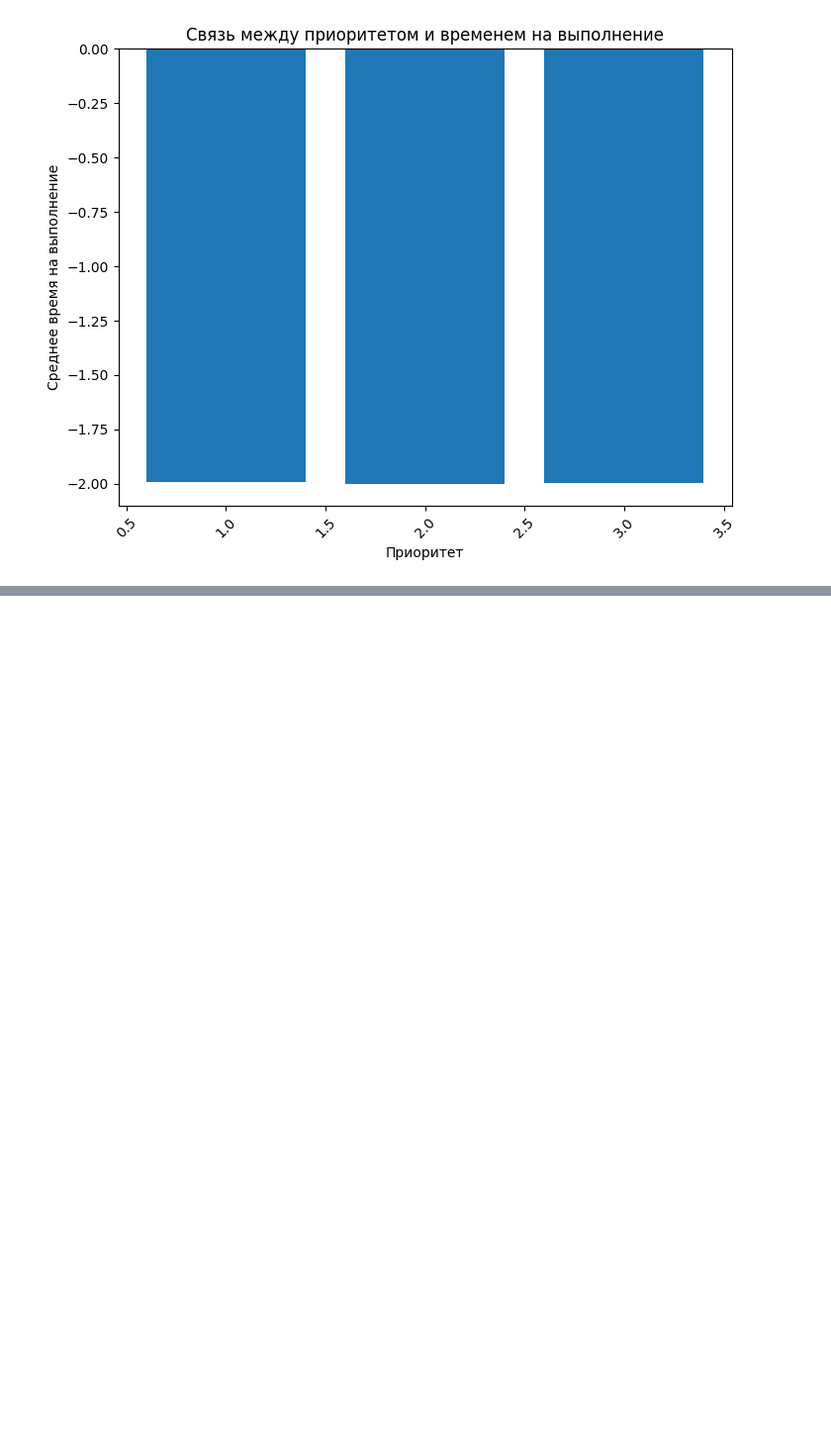
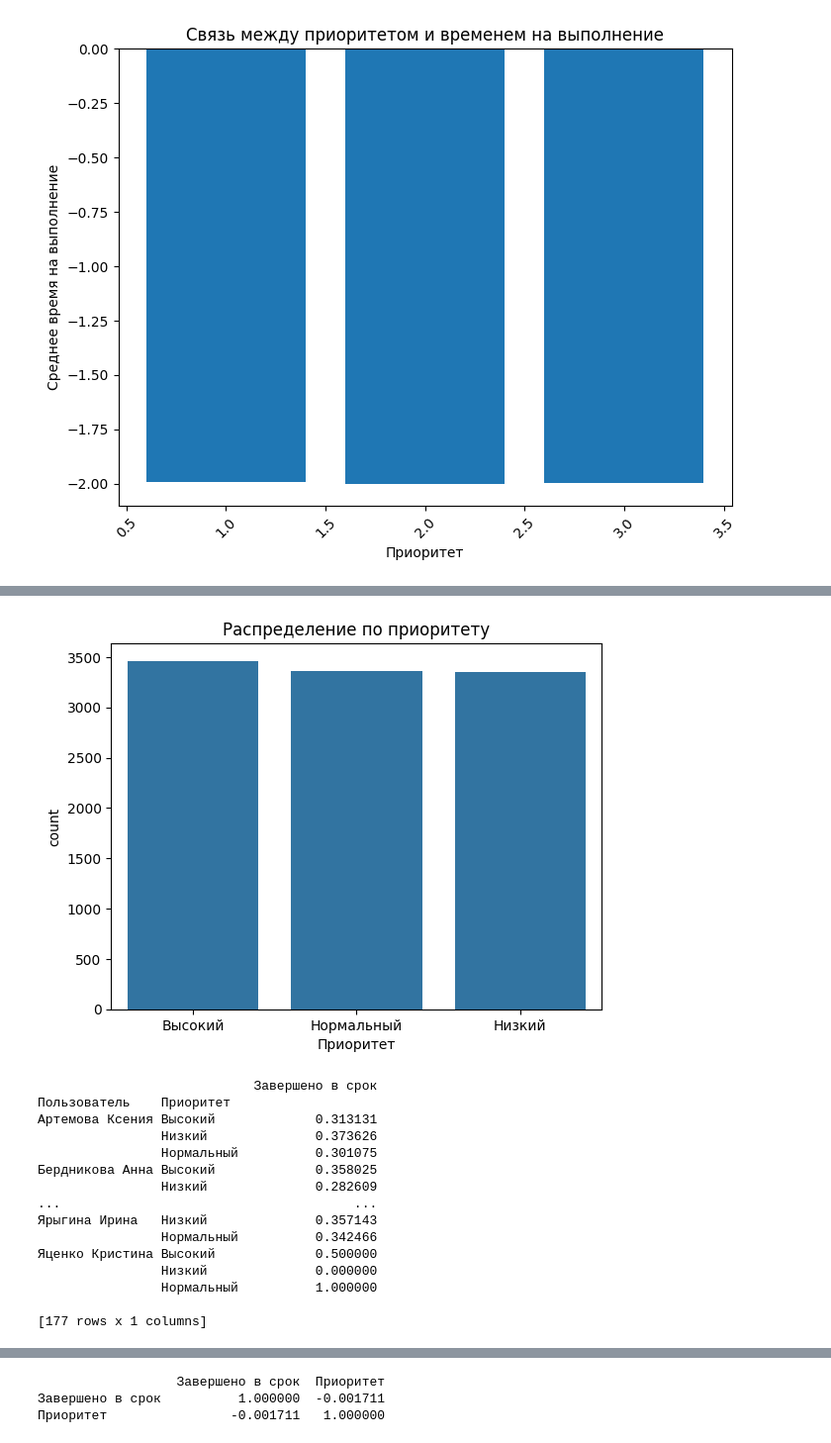
Before and after one commit to SofiFairyTell/BigData, a Jupyter notebook: BigData.ipynb, the cells around one changed output, grey strips where cells are left out. Shown at 99% size. Saved outputs shown, nothing was run; the diff lists cells and outputs as text; code cells hidden in the pictures; blank space fills up the shorter version.

```diff
--- a/BigData.ipynb
+++ b/BigData.ipynb
@@ -200,0 +321,74 @@ df.to_csv('data2.csv', sep=',', index=False)
+# %%
+import pandas as pd
+import seaborn as sns
+import matplotlib.pyplot as plt
+
+# Загрузите файл с данными в DataFrame
+df = pd.read_csv('data2.csv', sep=';')
+
+# Проведите анализ данных
+# 1. Постройте гистограмму или столбчатую диаграмму для приоритета
+sns.countplot(x='Приоритет', data=df)
+plt.title('Распределение по приоритету')
+plt.show()
+
+# Создайте новый столбец "Завершено в срок", который указывает, была ли задача завершена в срок
+df['Завершено в срок'] = df['Дата завершения'] <= df['Плановый срок завершения']
+
+# Группируйте данные по пользователю и подсчитайте количество задач, завершенных в срок
+user_completion_counts = df.groupby('Пользователь')['Завершено в срок'].sum().reset_index()
+
+# Отсортируйте пользователей по убыванию количества задач, завершенных в срок
+user_completion_counts = user_completion_counts.sort_values(by='Завершено в срок', ascending=False)
+
+# 2. Постройте сводную таблицу, показывающую связь между Пользователем, Завершено в срок и Приоритетом
+pivot_table = pd.pivot_table(df, values='Завершено в срок', index=['Пользователь', 'Приоритет'], aggfunc='mean')
+print(pivot_table)
+
+# Фильтрация пользователей
+selected_users = pivot_table[(pivot_table > 0.7) | (pivot_table < 0.3)].reset_index()
+
+# Разделение на лидеров и неэффективных
+leaders = selected_users[selected_users['Завершено в срок'] > 0.7]
+inefficient = selected_users[selected_users['Завершено в срок'] < 0.3]
+
+# Постройка столбчатой диаграммы
+plt.figure(figsize=(10, 6))
+plt.bar(leaders['Пользователь'], leaders['Завершено в срок'], label='Лидеры', color='g')
+plt.bar(inefficient['Пользователь'], inefficient['Завершено в срок'], label='Неэффективные', color='r')
+plt.xlabel("Пользователь")
+plt.ylabel("Завершено в срок")
+plt.title("Сравнение эффективности пользователей")
+plt.xticks(rotation=45)
+plt.legend()
+plt.show()
+
+# Преобразуйте столбец "Приоритет" в числовой формат (например, 1 для "Высокий", 2 для "Низкий" и 3 для "Нормальный")
+priority_mapping = {"Высокий": 1, "Низкий": 2, "Нормальный": 3}
+df['Приоритет'] = df['Приоритет'].map(priority_mapping)
+
+# 3. Постройте корреляционную матрицу, чтобы оценить корреляцию между переменными
+correlation_matrix = df[['Завершено в срок', 'Приоритет']].corr()
+print(correlation_matrix)
+
+# 4. Постройте тепловую карту для корреляционной матрицы
+sns.heatmap(correlation_matrix, annot=True, cmap='coolwarm')
+plt.title('Корреляция между Завершено в срок и Приоритетом')
+plt.show()
+# %% [output]
+[figure, added]
+                            Завершено в срок
+Пользователь    Приоритет
+Артемова Ксения Высокий             0.313131
+                Низкий              0.373626
+                Нормальный          0.301075
+Бердникова Анна Высокий             0.358025
+                Низкий              0.282609
+...                                      ...
+Ярыгина Ирина   Низкий              0.357143
+                Нормальный          0.342466
+Яценко Кристина Высокий             0.500000
+                Низкий              0.000000
+                Нормальный          1.000000
+
+[177 rows x 1 columns]
@@ -200,0 +396,3 @@ df.to_csv('data2.csv', sep=',', index=False)
+                  Завершено в срок  Приоритет
+Завершено в срок          1.000000  -0.001711
+Приоритет                -0.001711   1.000000
```
Also changed, not shown: parts of 11 cells of this notebook, 4 other files.
